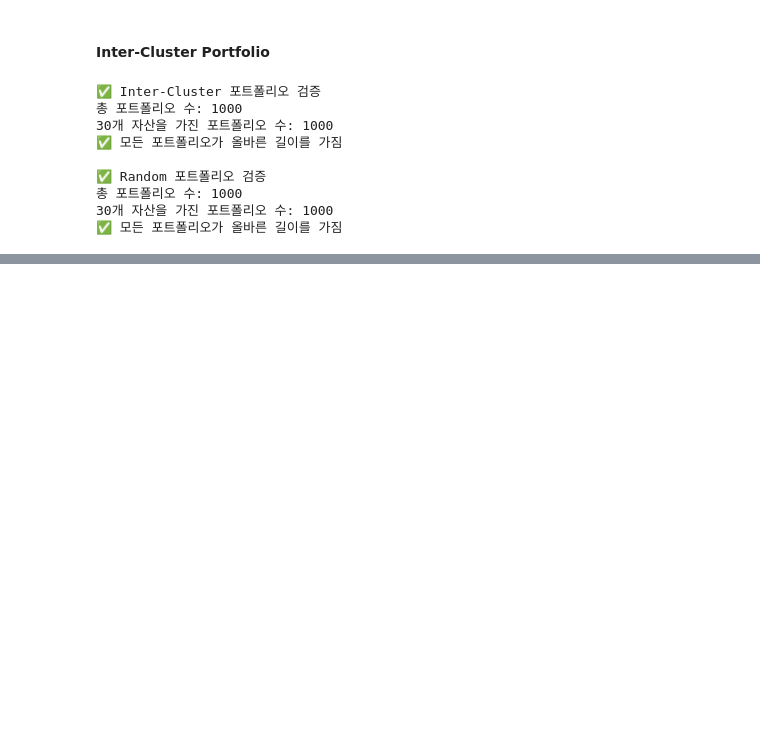
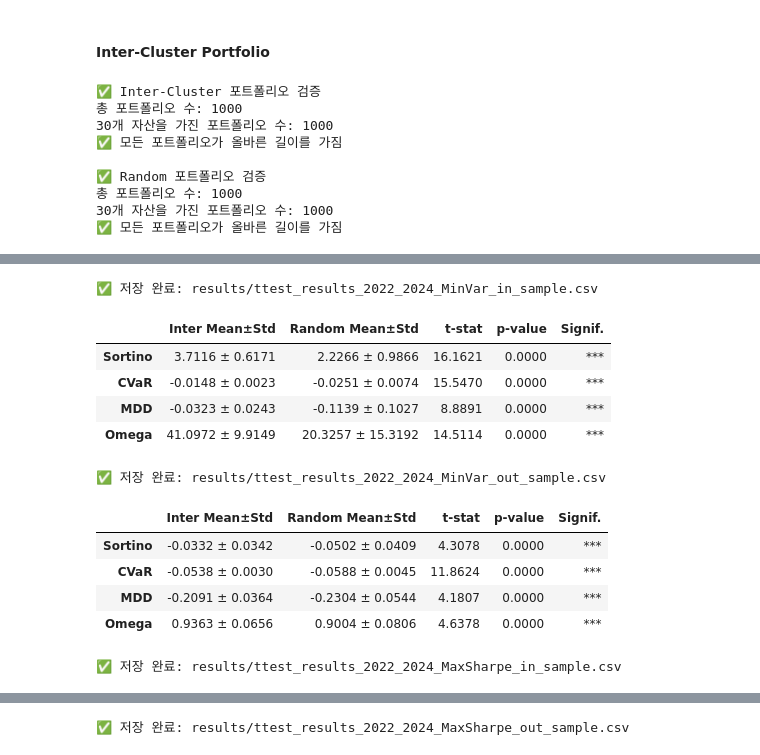
Before and after one commit to susungpark/SW-Capstone-Design, a Jupyter notebook: code/clustering_portfolio.ipynb, the cells around one changed output, grey strips where cells are left out. Saved outputs shown, nothing was run; the diff lists cells and outputs as text; code cells hidden in the pictures; blank space fills up the shorter version.

```diff
--- a/code/clustering_portfolio.ipynb
+++ b/code/clustering_portfolio.ipynb
@@ -1885,0 +2136,79 @@ for method in results_in_all.keys():
+# %%
+import os
+from scipy.stats import ttest_ind
+import pandas as pd
+
+# 저장 폴더 생성
+# os.makedirs('results', exist_ok=True)
+
+# 테스트할 메트릭
+metrics_to_test = ['Sortino', 'CVaR', 'MDD', 'Omega']
+
+# 유의수준 마커 함수
+def significance_marker(p):
+    if p < 0.01:
+        return "***"
+    elif p < 0.05:
+        return "**"
+    elif p < 0.10:
+        return "*"
+    else:
+        return ""
+
+# 각 최적화 방식별로 반복
+for method in results_in_all.keys():
+    for sample_type, result_data in [("in_sample", results_in_all[method]), ("out_sample", results_out_all[method])]:
+        rows = []
+        for metric in metrics_to_test:
+            # Inter와 Random 포트폴리오 수익률 추출
+            inter_vals = result_data['inter_df'][metric].dropna()
+            random_vals = result_data['random_df'][metric].dropna()
+
+            # 평균 ± 표준편차
+            inter_mean_std = f"{inter_vals.mean():.4f} ± {inter_vals.std():.4f}"
+            random_mean_std = f"{random_vals.mean():.4f} ± {random_vals.std():.4f}"
+
+            # 단측 t-검정 (Inter > Random)
+            t_stat, p_val = ttest_ind(inter_vals, random_vals, equal_var=False, alternative='greater')
+
+            # 행 추가
+            rows.append([
+                inter_mean_std,
+                random_mean_std,
+                f"{t_stat:.4f}",
+                f"{p_val:.4f}",
+                significance_marker(p_val)
+            ])
+
+        # DataFrame 생성 및 저장
+        df = pd.DataFrame(
+            rows,
+            columns=['Inter Mean±Std', 'Random Mean±Std', 't-stat', 'p-value', 'Significance'],
+            index=metrics_to_test
+        )
+
+        file_path = f"results/ttest_results_2022_2024_{method}_{sample_type}.csv"
+        df.to_csv(file_path, encoding='utf-8-sig')
+        print(f"✅ 저장 완료: {file_path}")
+
+        # 출력
+        df = pd.DataFrame(
+            rows,
+            columns=['Inter Mean±Std', 'Random Mean±Std', 't-stat', 'p-value', 'Signif.'],
+            index=metrics_to_test
+        )
+        display(df)
+# %% [output]
+✅ 저장 완료: results/ttest_results_2022_2024_MinVar_in_sample.csv
+|  | Inter Mean±Std | Random Mean±Std | t-stat | p-value | Signif. |
+| Sortino | 3.7116 ± 0.6171 | 2.2266 ± 0.9866 | 16.1621 | 0.0000 | *** |
+| CVaR | -0.0148 ± 0.0023 | -0.0251 ± 0.0074 | 15.5470 | 0.0000 | *** |
+| MDD | -0.0323 ± 0.0243 | -0.1139 ± 0.1027 | 8.8891 | 0.0000 | *** |
+| Omega | 41.0972 ± 9.9149 | 20.3257 ± 15.3192 | 14.5114 | 0.0000 | *** |
+✅ 저장 완료: results/ttest_results_2022_2024_MinVar_out_sample.csv
+|  | Inter Mean±Std | Random Mean±Std | t-stat | p-value | Signif. |
+| Sortino | -0.0332 ± 0.0342 | -0.0502 ± 0.0409 | 4.3078 | 0.0000 | *** |
+| CVaR | -0.0538 ± 0.0030 | -0.0588 ± 0.0045 | 11.8624 | 0.0000 | *** |
+| MDD | -0.2091 ± 0.0364 | -0.2304 ± 0.0544 | 4.1807 | 0.0000 | *** |
+| Omega | 0.9363 ± 0.0656 | 0.9004 ± 0.0806 | 4.6378 | 0.0000 | *** |
+✅ 저장 완료: results/ttest_results_2022_2024_MaxSharpe_in_sample.csv
@@ -1885,0 +2220 @@ for method in results_in_all.keys():
+✅ 저장 완료: results/ttest_results_2022_2024_MaxSharpe_out_sample.csv
```
Also changed, not shown: parts of 13 cells of this notebook.
